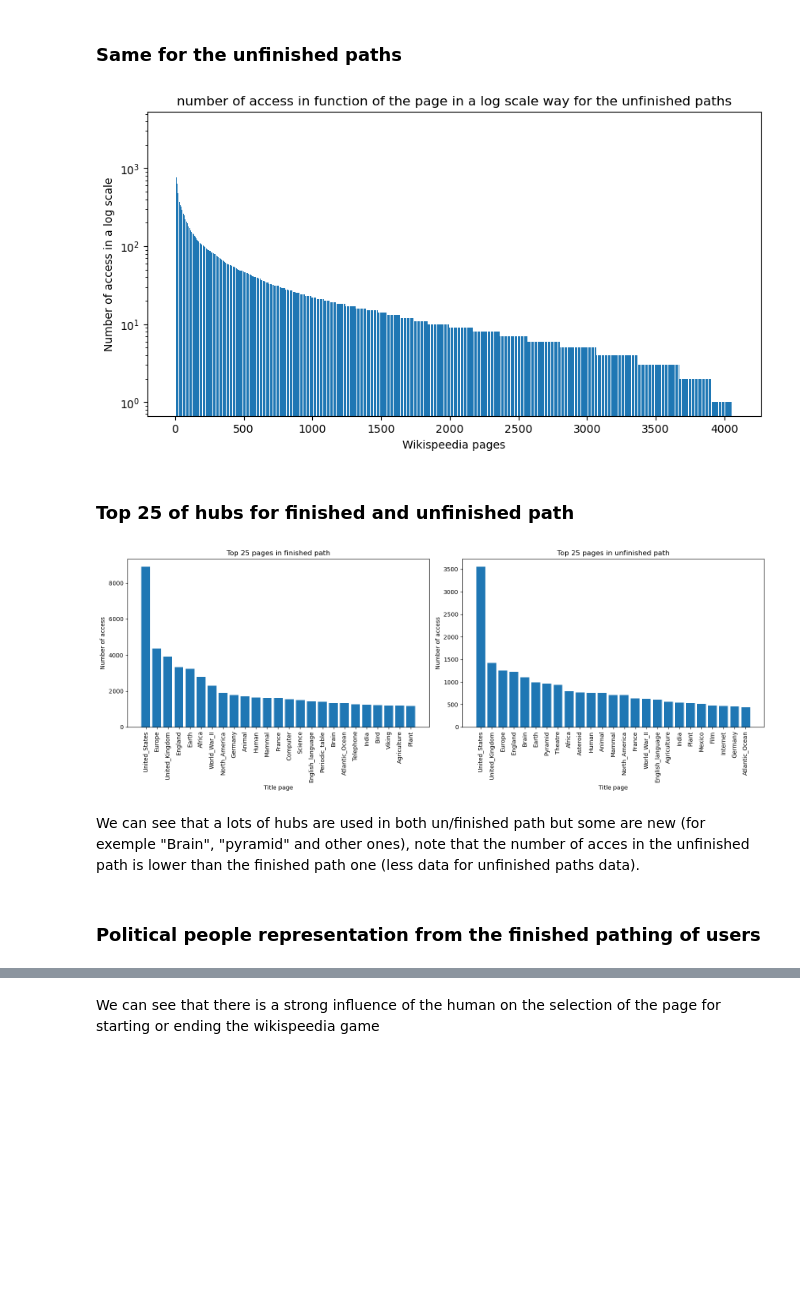
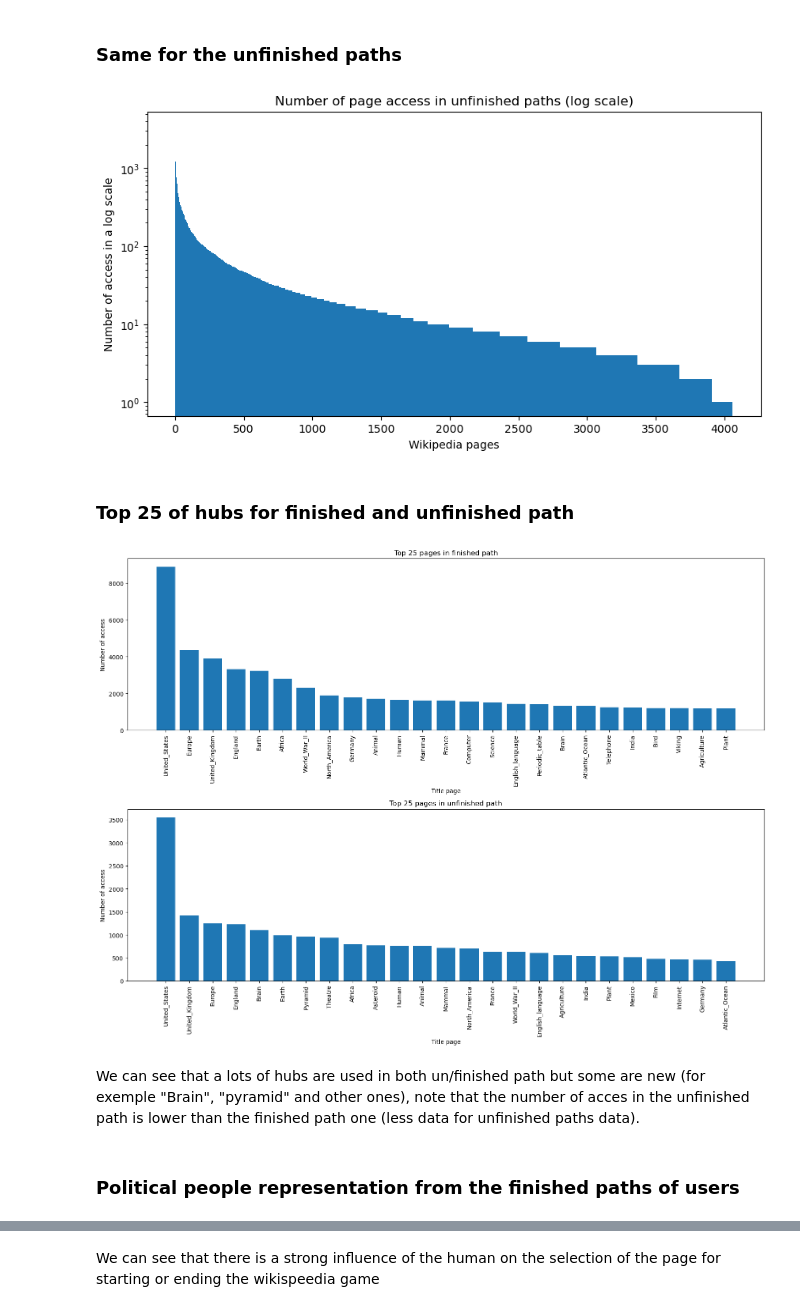
Before and after one commit to epfl-ada/ada-2023-project-miaoumiaou, a Jupyter notebook: main.ipynb, the cells around one changed output, grey strips where cells are left out. Drawn from its saved outputs; the diff is of its cells as text; code cells hidden in the pictures; blank space fills up the shorter version.

```diff
--- a/main.ipynb
+++ b/main.ipynb
@@ -43,6 +44,8 @@ unfinished_path=pd.read_csv(PATH_UNFINISHED, header=16, delimiter="\t", names=["
 #convert timestamp to datetime
 unfinished_path["timestamp"]=pd.to_datetime(unfinished_path["timestamp"], unit ='s')
 
+unfinished_path = unfinished_path.rename(columns={'path_start' : 'path'})
+
 finished_path.head()
 unfinished_path.head()
 print(f"Finished paths : First date {finished_path.timestamp.dt.date.min()} \t Last Date {finished_path.timestamp.dt.date.max()} ")
@@ -120,7 +137,7 @@ unfinished_path.head()
 # %% [markdown]
 #### Same for the unfinished paths
 # %%
-all_paths_unfinished = unfinished_path['path_start'].apply(lambda x: x.split(';'))
+all_paths_unfinished = unfinished_path['path'].apply(lambda x: x.split(';'))
 
 #Keeping the start and end path and transforming into a dictionnary
 paths_flat_unfinished = [path for sublist in all_paths_unfinished for path in sublist]
@@ -186,14 +203,16 @@ pages_unfinished = list(paths_count_unfinished.keys())
 counts_unfinished = list(paths_count_unfinished.values())
 
 plt.figure(figsize=(10, 5))
-plt.bar(range(len(pages_unfinished)), counts_unfinished)
-plt.xlabel('Wikispeedia pages')
+
+plt.bar(range(len(pages_unfinished)), counts_unfinished, width=1)
+plt.xlabel('Wikipedia pages')
 plt.ylabel('Number of access in a log scale')
 plt.yscale('log')
-plt.title('number of access in function of the page in a log scale way for the unfinished paths')
+plt.title('Number of page access in unfinished paths (log scale)')
+
 plt.show()
 # %% [output]
-[figure, old version]
+[figure, new version]
 # %% [markdown]
 ### Top 25 of hubs for finished and unfinished path
 # %%
@@ -202,35 +221,35 @@ top_25_unfin_hubs = dict(sorted(paths_count_unfinished.items(), key=lambda item:
 # %%
 pages_fin = list(top_25_fin_hubs.keys())
 counts_fin = list(top_25_fin_hubs.values())
 
 pages_unfin = list(top_25_unfin_hubs.keys())
 counts_unfin = list(top_25_unfin_hubs.values())
 
 # plottings in a subplot way
-fig, (ax1, ax2) = plt.subplots(1, 2, figsize=(16, 6))
+fig, (ax1, ax2) = plt.subplots(2, 1, figsize=(16, 12))
 
 # Plotting on the top 25 pages in finished path
 ax1.bar(pages_fin, counts_fin)
 ax1.set_xlabel('Title page')
 ax1.set_ylabel('Number of access')
 ax1.set_xticklabels(pages_fin, rotation=90)
 ax1.set_title('Top 25 pages in finished path')
 
 # Plotting on the top 25 pages in unfinished path
 ax2.bar(pages_unfin, counts_unfin)
 ax2.set_xlabel('Title page')
 ax2.set_ylabel('Number of access')
 ax2.set_xticklabels(pages_unfin, rotation=90)
 ax2.set_title('Top 25 pages in unfinished path')
 
 plt.tight_layout()
 plt.show()
 # %% [output]
-[figure, old version]
+[figure, new version]
 # %% [markdown]
 We can see that a lots of hubs are used in both un/finished path but some are new (for exemple "Brain", "pyramid" and other ones), note that the number of acces in the unfinished path is lower than the finished path one (less data for unfinished paths data).
 # %% [markdown]
-### Political people representation from the finished pathing of users
+### Political people representation from the finished paths of users
 # %%
 #Hubs with all paths for finished one (including start and end articles)
 all_hubs_fin = dict(sorted(paths_count.items(), key=lambda item: item[1], reverse=True))
```
Also changed, not shown: parts of 14 cells of this notebook.
